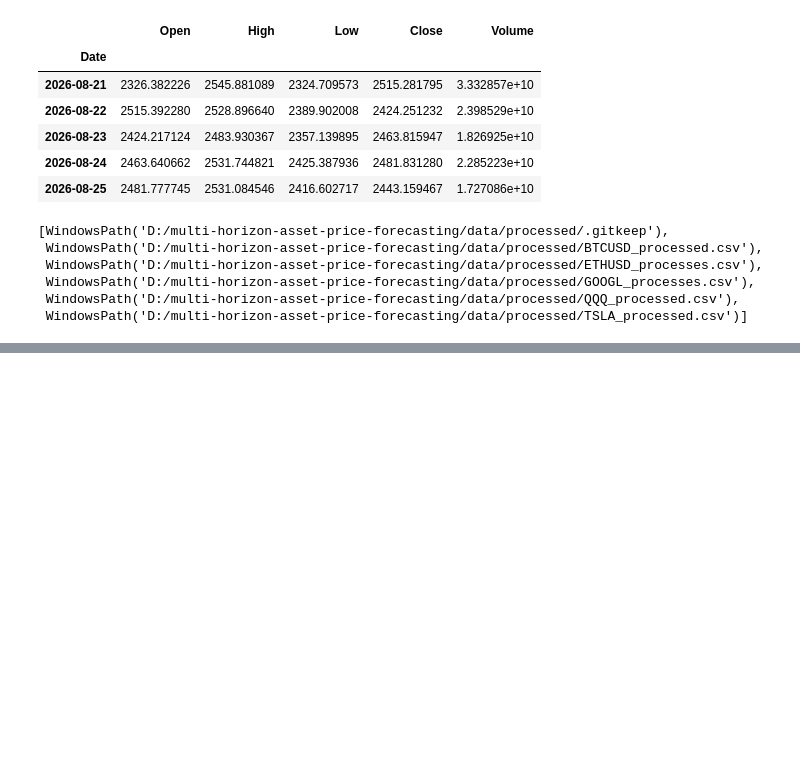
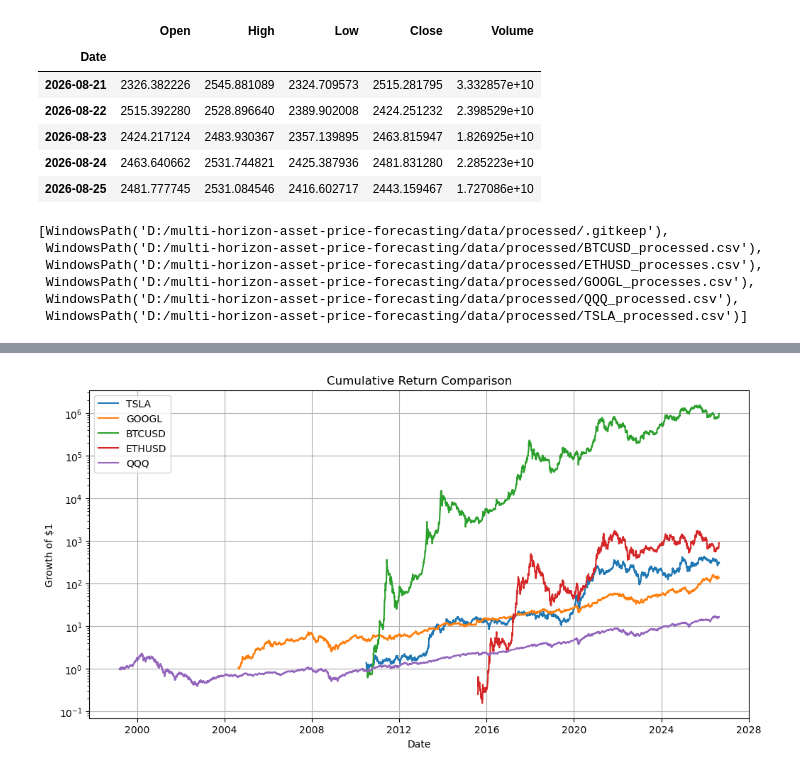
Before and after one commit to andywangprojects/multi-horizon-asset-price-forecasting, a Jupyter notebook: notebooks/multi-horizon-asset-price-forecasting.ipynb, the cells around one changed output, grey strips where cells are left out. Cells and saved outputs as stored; diff of their text form; code cells hidden in the pictures; blank space fills up the shorter version.

```diff
--- a/notebooks/multi-horizon-asset-price-forecasting.ipynb
+++ b/notebooks/multi-horizon-asset-price-forecasting.ipynb
@@ -367,0 +488,34 @@ list(DATA_PROCESSED.iterdir())
+# %%
+for name,df in assets.items():
+    df['Cumulative Return']=(1+df['Daily Return']).cumprod()-1
+# %%
+plt.figure(figsize=(12, 6))
+
+for name, df in assets.items():
+    plt.plot(
+        df["Date"],
+        1 + df["Cumulative Return"],
+        label=name
+    )
+
+plt.title("Cumulative Return Comparison")
+
+plt.xlabel("Date")
+
+plt.ylabel("Growth of $1")
+
+plt.yscale("log")
+
+plt.legend()
+
+plt.grid(True)
+
+plt.savefig(
+    FIGURES / "cumulative_return_comparison_log.png",
+    dpi=300,
+    bbox_inches="tight"
+)
+
+plt.show()
+# %% [output]
+[figure, added]
```
Also changed, not shown: parts of 18 cells of this notebook, 25 other files.
